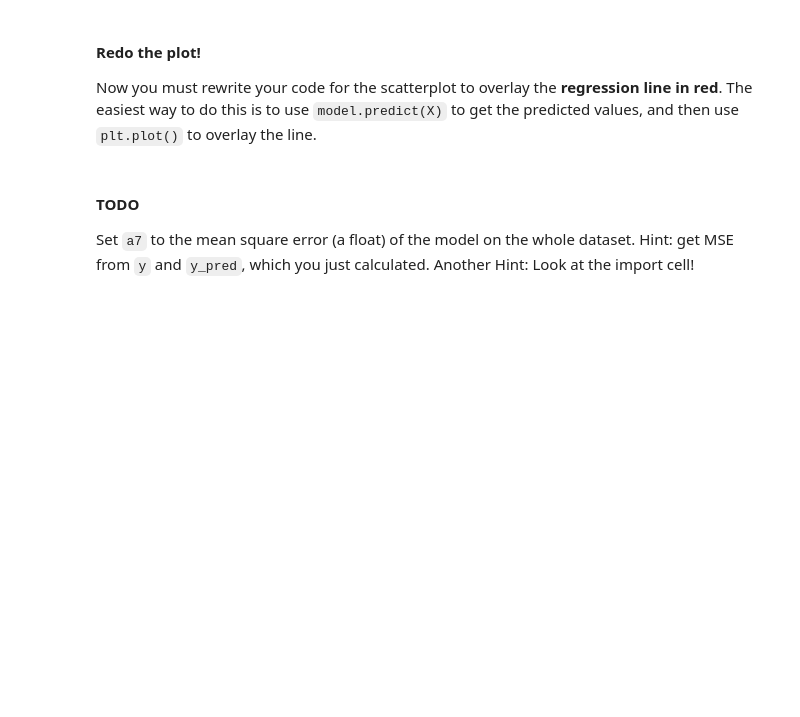
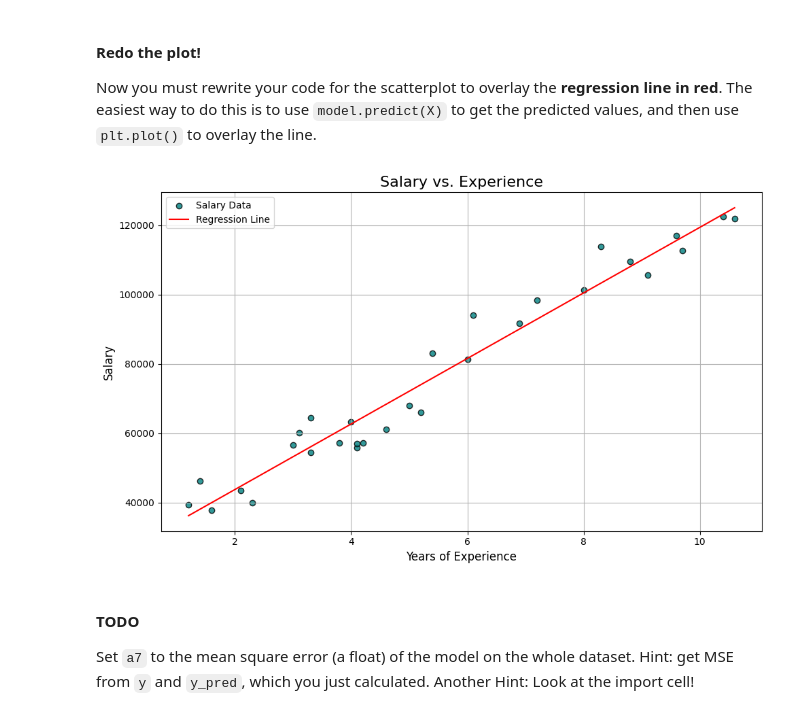
Before and after one commit to amc200092845471/Module-3-Assignments, a Jupyter notebook: Homework_01.ipynb, the cells around one changed output. Cells and saved outputs as stored; diff of their text form; code cells hidden in the pictures; blank space fills up the shorter version.

```diff
--- a/Homework_01.ipynb
+++ b/Homework_01.ipynb
@@ -278,9 +273,14 @@ Train your model on the whole dataset, and set `a5` to the intercept (a float)
 # %%
 # Your code here
 
+#initialize the model
+model = LinearRegression()
+
+#Fit the model to the data set
+model.fit(X,y)
 
 
-a5 = 0.0          # replace 0.0 with an expression returning the intercept value
+a5 = model.intercept_          # replace 0.0 with an expression returning the intercept value
 # %%
 # Graded Answer
 # DO NOT change this cell in any way
@@ -310,6 +310,19 @@ Now you must rewrite your code for the scatterplot to overlay the **regression l
 is to  use `model.predict(X)` to get the predicted values, and then use `plt.plot()` to overlay the line.
 # %%
 # Your code here (not graded)
+y_pred = model.predict(X)
+plt.figure(figsize=(10, 6))  # Bigger size for better visibility
+plt.scatter(X, y, color='teal', label='Salary Data', edgecolors='k', alpha=0.8)
+plt.plot(X,y_pred, color='red', label='Regression Line')
+plt.title("Salary vs. Experience", fontsize=16)
+plt.xlabel("Years of Experience", fontsize=12)
+plt.ylabel("Salary", fontsize=12)
+plt.grid()
+plt.legend()
+plt.tight_layout()
+plt.show()
+# %% [output]
+[figure, added]
 # %% [markdown]
 #### TODO
 
```
Also changed, not shown: parts of 13 cells of this notebook.
